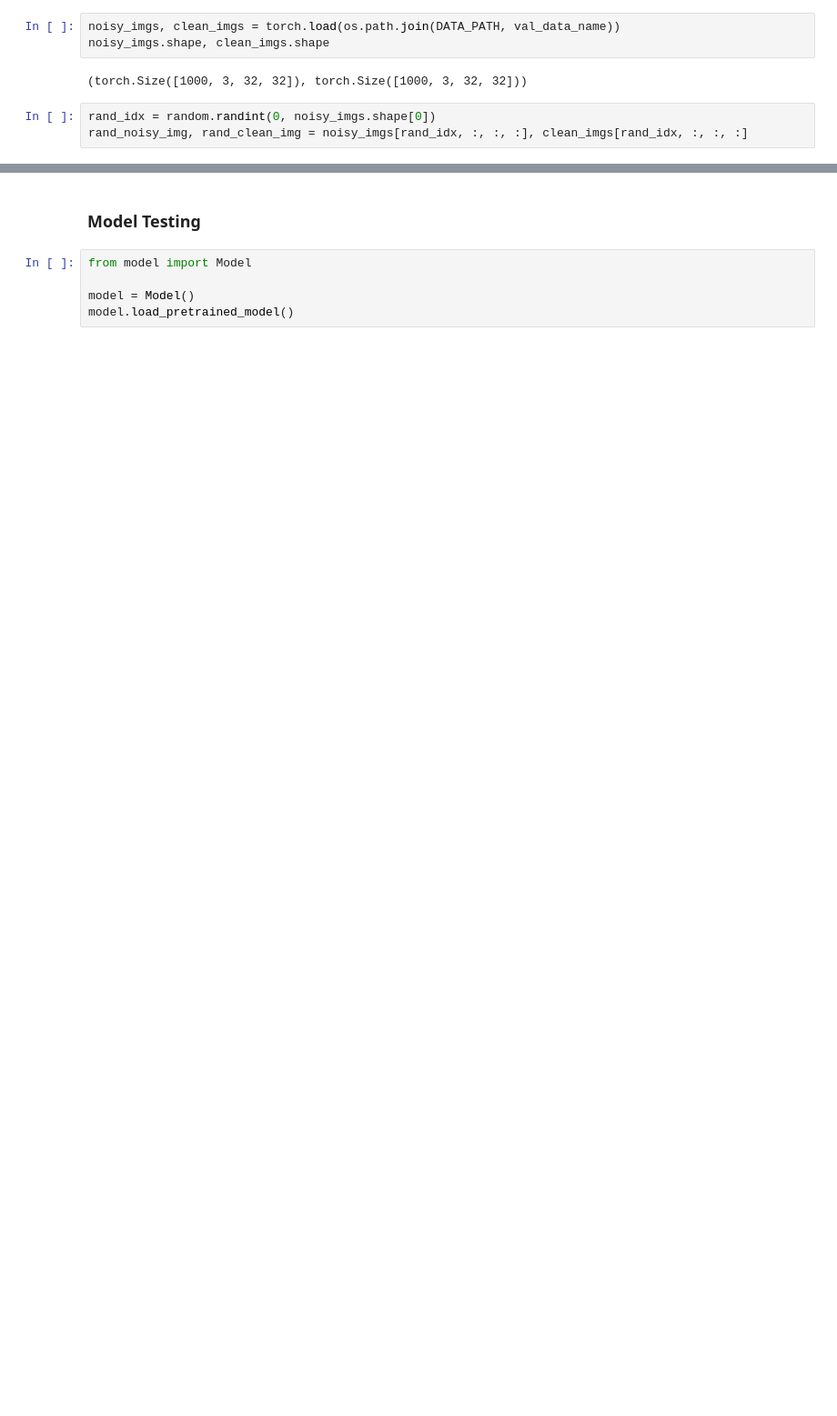
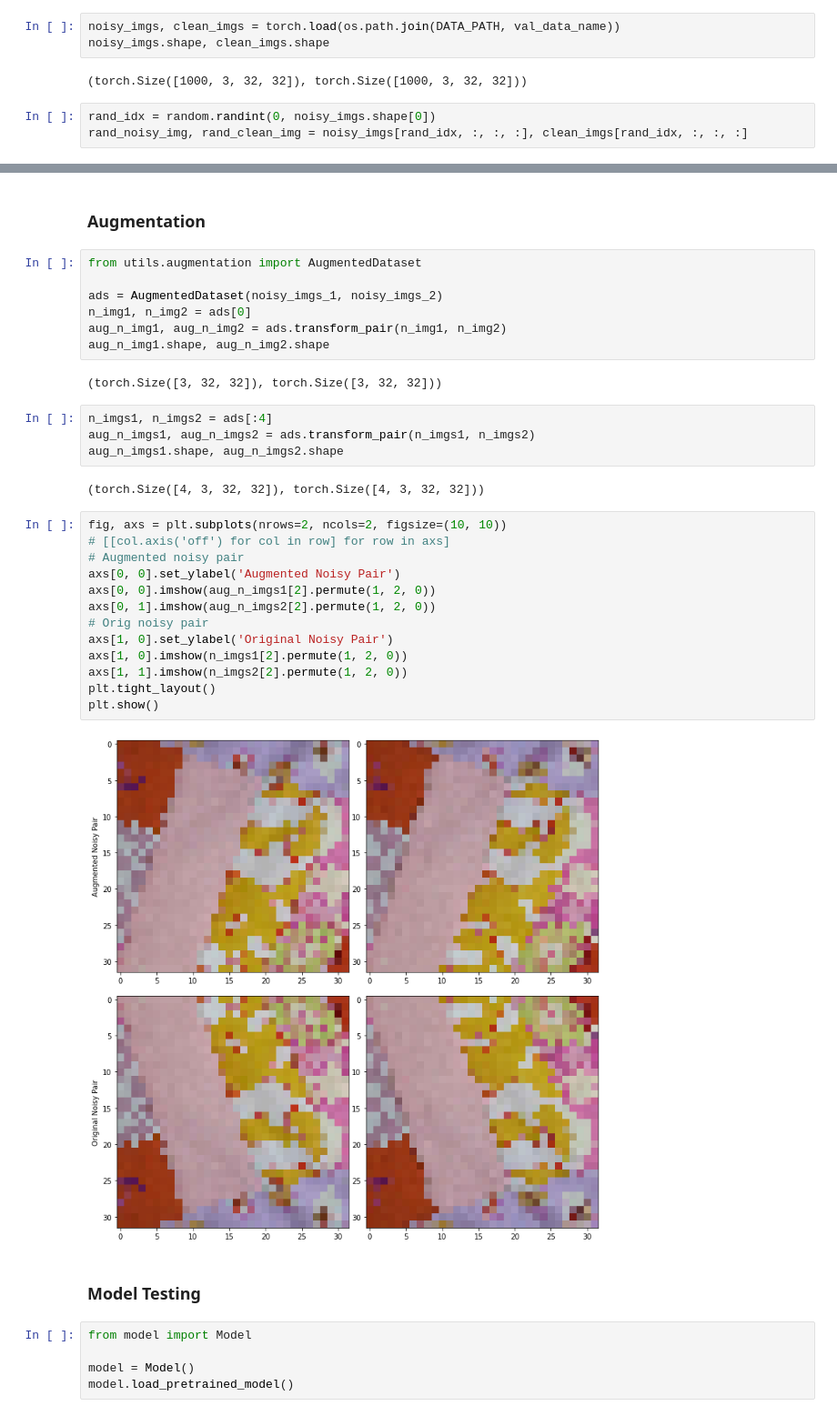
Before and after one commit to batuhanfaik/deep-learning-minis, a Jupyter notebook: Miniproject_1/eda.ipynb, the cells around one changed output, grey strips where cells are left out. Shown at 91% size. Saved outputs shown, nothing was run; the diff lists cells and outputs as text; blank space fills up the shorter version.

Commit message:
Added augmentation

```diff
--- a/Miniproject_1/eda.ipynb
+++ b/Miniproject_1/eda.ipynb
@@ -58,3 +58,35 @@ plt.show()
+# %% [markdown]
+### Augmentation
+# %%
+from utils.augmentation import AugmentedDataset
+
+ads = AugmentedDataset(noisy_imgs_1, noisy_imgs_2)
+n_img1, n_img2 = ads[0]
+aug_n_img1, aug_n_img2 = ads.transform_pair(n_img1, n_img2)
+aug_n_img1.shape, aug_n_img2.shape
+# %% [output]
+(torch.Size([3, 32, 32]), torch.Size([3, 32, 32]))
+# %%
+n_imgs1, n_imgs2 = ads[:4]
+aug_n_imgs1, aug_n_imgs2 = ads.transform_pair(n_imgs1, n_imgs2)
+aug_n_imgs1.shape, aug_n_imgs2.shape
+# %% [output]
+(torch.Size([4, 3, 32, 32]), torch.Size([4, 3, 32, 32]))
+# %%
+fig, axs = plt.subplots(nrows=2, ncols=2, figsize=(10, 10))
+# [[col.axis('off') for col in row] for row in axs]
+# Augmented noisy pair
+axs[0, 0].set_ylabel('Augmented Noisy Pair')
+axs[0, 0].imshow(aug_n_imgs1[2].permute(1, 2, 0))
+axs[0, 1].imshow(aug_n_imgs2[2].permute(1, 2, 0))
+# Orig noisy pair
+axs[1, 0].set_ylabel('Original Noisy Pair')
+axs[1, 0].imshow(n_imgs1[2].permute(1, 2, 0))
+axs[1, 1].imshow(n_imgs2[2].permute(1, 2, 0))
+plt.tight_layout()
+plt.show()
+# %% [output]
+[figure, added]
 # %% [markdown]
 ### Model Testing
 # %%
```
Also changed, not shown: parts of 11 cells of this notebook, 5 other files.
